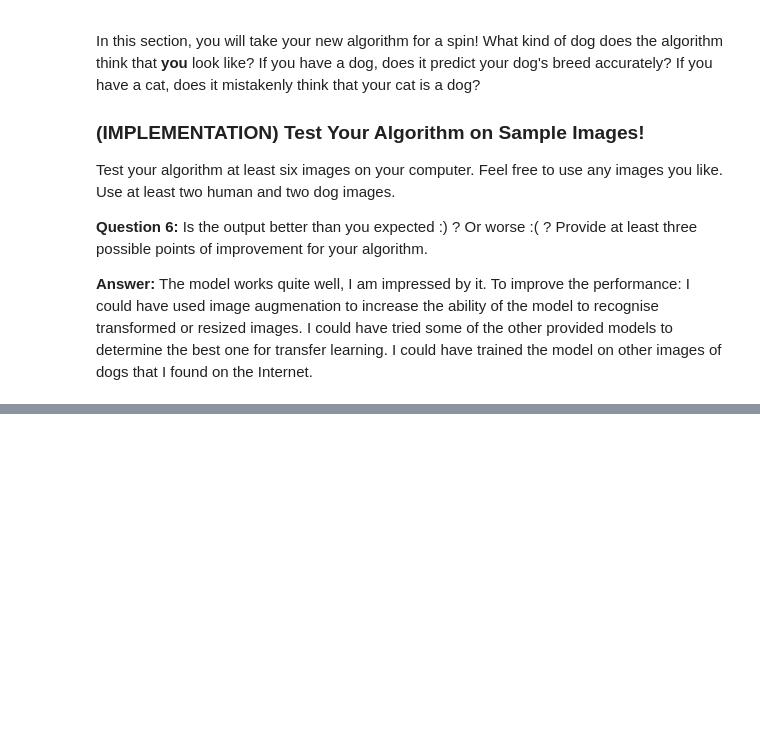
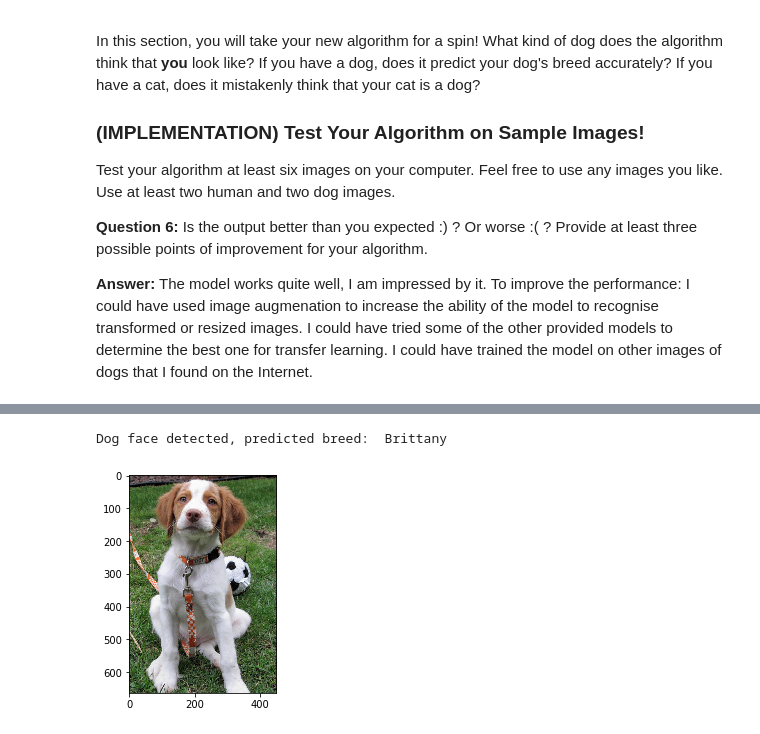
Before and after one commit to higginsb/dog-project, a Jupyter notebook: dog_app.ipynb, the cells around one changed output, grey strips where cells are left out. Saved outputs shown, nothing was run; the diff lists cells and outputs as text; code cells hidden in the pictures; blank space fills up the shorter version.

```diff
--- a/dog_app.ipynb
+++ b/dog_app.ipynb
@@ -783,0 +778,5 @@ Portuguese_water_dog
+# %%
+predict_breed('images/Brittany_02625.jpg')
+# %% [output]
+Dog face detected, predicted breed:  Brittany
+[figure, added]
```
Also changed, not shown: parts of 22 cells of this notebook, 1 other file.
